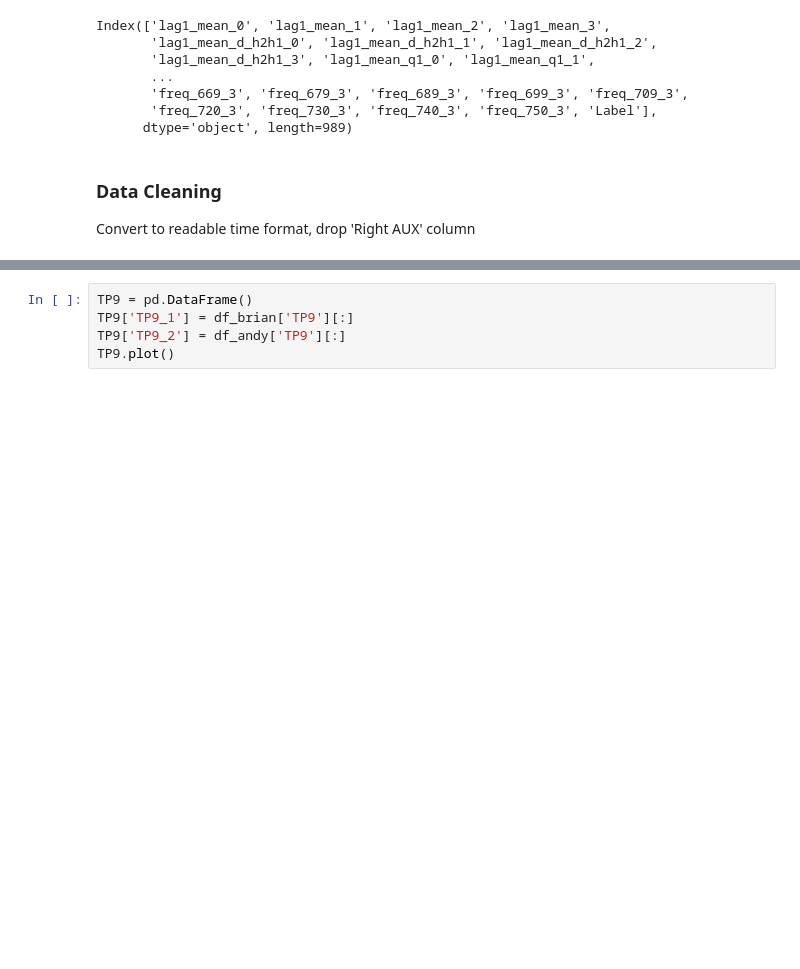
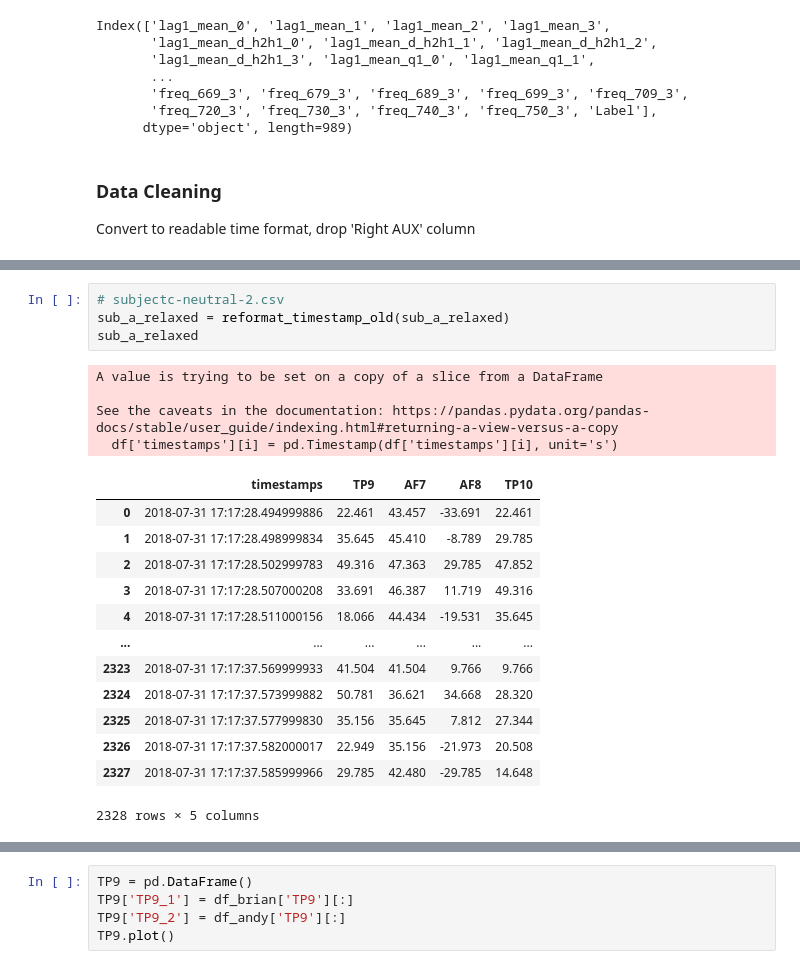
Before and after one commit to andyko208/EEG_Classification, a Jupyter notebook: EEG_data_analysis.ipynb, the cells around one changed output, grey strips where cells are left out. Drawn from its saved outputs; the diff is of its cells as text; blank space fills up the shorter version.

```diff
--- a/EEG_data_analysis.ipynb
+++ b/EEG_data_analysis.ipynb
@@ -312,0 +266,22 @@ mind_wandering
+# %%
+# subjectc-neutral-2.csv
+sub_a_relaxed = reformat_timestamp_old(sub_a_relaxed)
+sub_a_relaxed
+# %% [output]
+A value is trying to be set on a copy of a slice from a DataFrame
+
+See the caveats in the documentation: https://pandas.pydata.org/pandas-docs/stable/user_guide/indexing.html#returning-a-view-versus-a-copy
+  df['timestamps'][i] = pd.Timestamp(df['timestamps'][i], unit='s')
+|  | timestamps | TP9 | AF7 | AF8 | TP10 |
+| 0 | 2018-07-31 17:17:28.494999886 | 22.461 | 43.457 | -33.691 | 22.461 |
+| 1 | 2018-07-31 17:17:28.498999834 | 35.645 | 45.410 | -8.789 | 29.785 |
+| 2 | 2018-07-31 17:17:28.502999783 | 49.316 | 47.363 | 29.785 | 47.852 |
+| 3 | 2018-07-31 17:17:28.507000208 | 33.691 | 46.387 | 11.719 | 49.316 |
+| 4 | 2018-07-31 17:17:28.511000156 | 18.066 | 44.434 | -19.531 | 35.645 |
+| ... | ... | ... | ... | ... | ... |
+| 2323 | 2018-07-31 17:17:37.569999933 | 41.504 | 41.504 | 9.766 | 9.766 |
+| 2324 | 2018-07-31 17:17:37.573999882 | 50.781 | 36.621 | 34.668 | 28.320 |
+| 2325 | 2018-07-31 17:17:37.577999830 | 35.156 | 35.645 | 7.812 | 27.344 |
+| 2326 | 2018-07-31 17:17:37.582000017 | 22.949 | 35.156 | -21.973 | 20.508 |
+| 2327 | 2018-07-31 17:17:37.585999966 | 29.785 | 42.480 | -29.785 | 14.648 |
+2328 rows × 5 columns
```
Also changed, not shown: parts of 17 cells of this notebook, 38 other files.
